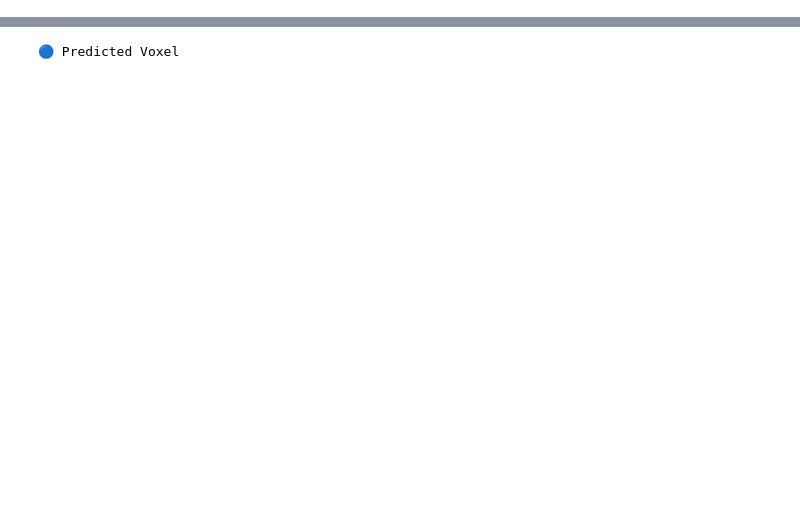
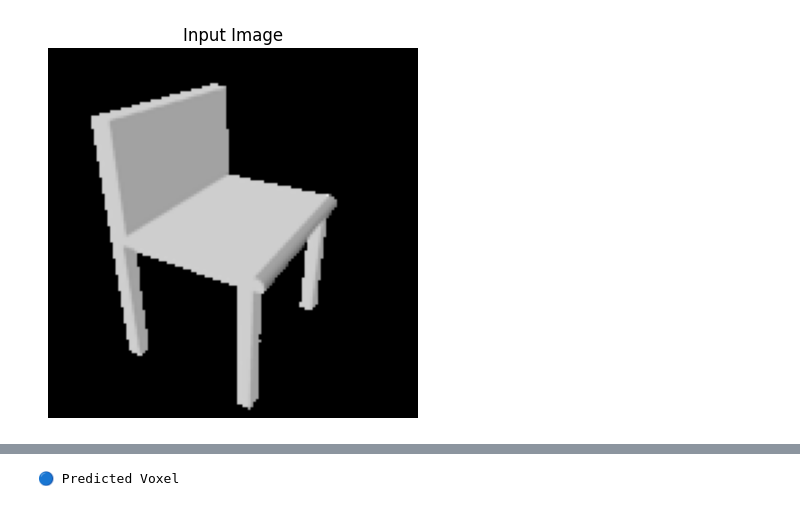
Before and after one commit to Singhania2004/Shapenet_2d_to_voxels_cnn, a Jupyter notebook: notebooks/inference_voxels.ipynb, the cells around one changed output, grey strips where cells are left out. Saved outputs shown, nothing was run; the diff lists cells and outputs as text; code cells hidden in the pictures; blank space fills up the shorter version.

```diff
--- a/notebooks/inference_voxels.ipynb
+++ b/notebooks/inference_voxels.ipynb
@@ -43,71 +43,77 @@ ReconstructionModel(
 transform = transforms.Compose([
     transforms.Resize((config["data"]["image_size"], config["data"]["image_size"])),
     transforms.ToTensor(),
-    transforms.Normalize(mean=[0.485, 0.456, 0.406], std=[0.229, 0.224, 0.225])
 ])
 # %%
-def show_voxel(voxel, threshold=0.5, is_pred=True):
+def show_voxel(voxel, threshold=0.5):
+    voxel = voxel.squeeze()  # [32,32,32]
 
-    voxel = voxel.squeeze()
+    voxel = np.rot90(voxel, k=1, axes=(1, 2))  # (y, z)
+    # voxel = np.rot90(voxel, k=1, axes=(0, 2))  # (x, z)
 
-    voxel = np.rot90(voxel, k=1, axes=(1, 2))
-
-    if is_pred:
-        voxel = 1 / (1 + np.exp(-voxel))   # sigmoid
-        voxel = (voxel > threshold)
-    else:
-        voxel = voxel.astype(bool)  # GT already binary
+    voxel = (voxel > threshold)
 
     fig = plt.figure(figsize=(6, 6))
     ax = fig.add_subplot(111, projection='3d')
 
     ax.voxels(voxel, edgecolor='k')
+
     plt.show()
 # %%
-from src.data.dataloader import get_dataloader
-import torch
+rendering_path = config["paths"]["rendering_dir"]
+voxel_path = config["paths"]["voxel_dir"]
+class_id = config["data"]["class_id"]
 
-# 1. Load the test dataset
-test_loader = get_dataloader(config, "test")
-dataset = test_loader.dataset
+render_class_path = os.path.join(rendering_path, class_id)
+voxel_class_path = os.path.join(voxel_path, class_id)
 
-# 2. Pick random samples each run
-num_samples = 5
-sample_indices = torch.randperm(len(dataset))[:num_samples].tolist()
+model_ids = os.listdir(render_class_path)
 
-with torch.no_grad():
-    for i in sample_indices:
-        image_paths, voxel_path = dataset.samples[i]
-        _, voxel_gt = dataset[i]
+random_models = random.sample(model_ids, 5)
 
-        # Show first image
-        img = Image.open(image_paths[0]).convert("RGB")
+for model_id in random_models:
+    render_dir = os.path.join(render_class_path, model_id, "rendering")
+    voxel_file = os.path.join(voxel_class_path, model_id, "model.binvox")
 
-        # Load ALL views
-        all_views = []
-        for path in image_paths:
-            v_img = Image.open(path).convert("RGB")
-            all_views.append(transform(v_img))
+    if not os.path.exists(render_dir) or not os.path.exists(voxel_file):
+        continue
 
-        # Stack views
-        img_tensor = torch.stack(all_views).unsqueeze(0).to(device)
+    images = [img for img in os.listdir(render_dir) if img.endswith(".png")]
+    if len(images) == 0:
+        continue
 
-        # Predict
-        preds = model(img_tensor)
+    img_name = random.choice(images)
+    image_path = os.path.join(render_dir, img_name)
 
-        print(f"--- Sample {i} ---")
+    # 🔥 Load image
+    image = Image.open(image_path).convert("RGB")
+    image_tensor = transform(image).unsqueeze(0).to(device)
 
-        # 📷 Input Image
-        print("📷 Input Image")
-        plt.imshow(img)
-        plt.axis("off")
-        plt.show()
+    # 🔥 Model prediction
+    with torch.no_grad():
+        pred_voxel = model(image_tensor).cpu().numpy()
 
-        # 🔵 Predicted Voxel
-        print("🔵 Predicted Voxel")
-        show_voxel(preds.cpu().numpy(), threshold=0.5, is_pred=True)
+    # 🔥 Load ground truth voxel
+    import numpy as np
+    from src.utils import binvox_rw
 
-        # 🟢 Ground Truth
-        print("🟢 Ground Truth Voxel")
-        show_voxel(voxel_gt.numpy(), is_pred=False)
+    with open(voxel_file, 'rb') as f:
+        gt_voxel = binvox_rw.read_as_3d_array(f).data.astype(np.float32)
+
+    gt_voxel = np.expand_dims(gt_voxel, axis=0)  # match shape [1,32,32,32]
+
+    # 🔥 Show input image
+    plt.imshow(image)
+    plt.title("Input Image")
+    plt.axis("off")
+    plt.show()
+
+    # 🔥 Show predicted voxel
+    print("🔵 Predicted Voxel")
+    show_voxel(pred_voxel)
+
+    # 🔥 Show ground truth voxel
+    print("🟢 Ground Truth Voxel")
+    show_voxel(gt_voxel)
 # %% [output]
+[figure, new version]
```
Also changed, not shown: parts of 2 cells of this notebook, 8 other files.
